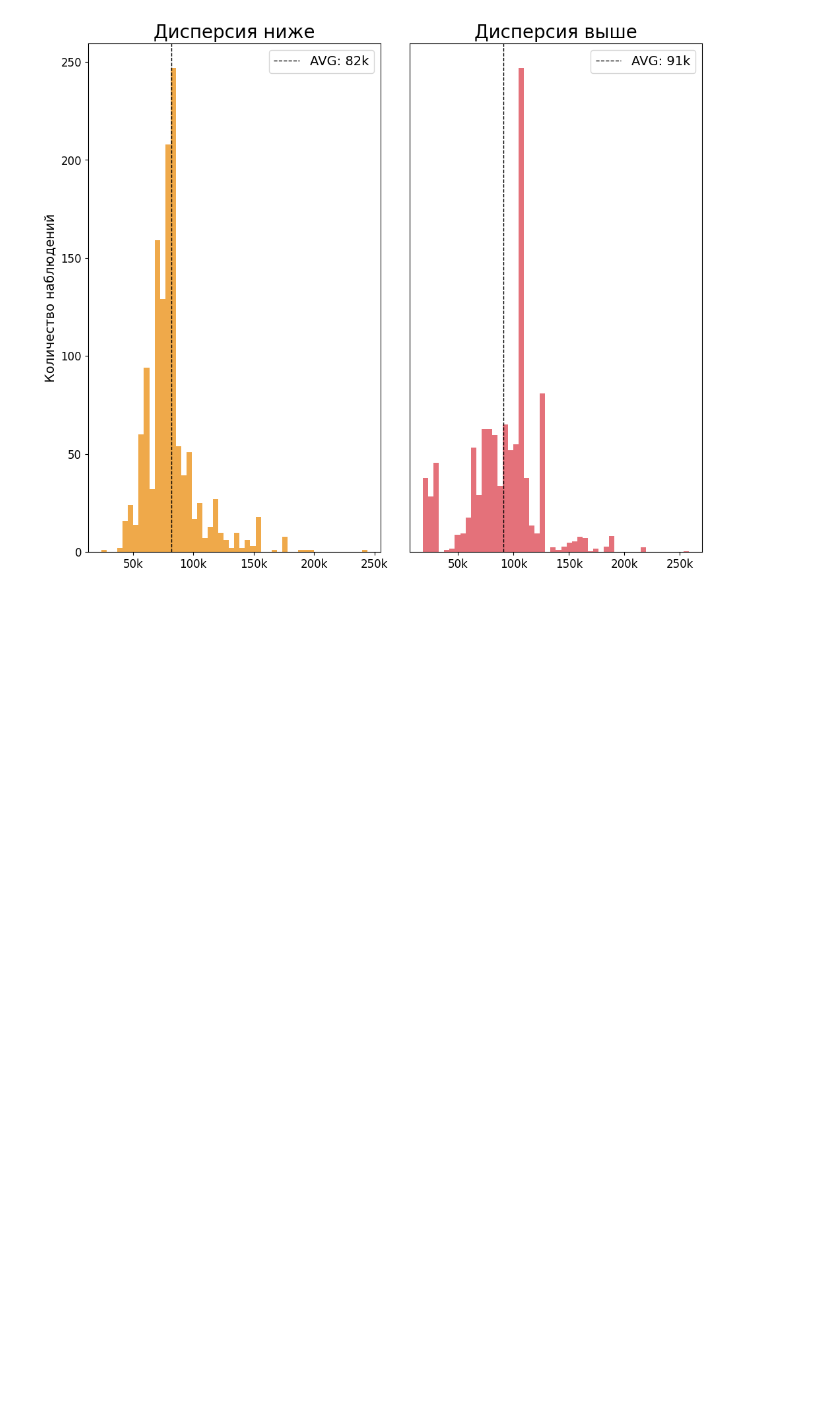
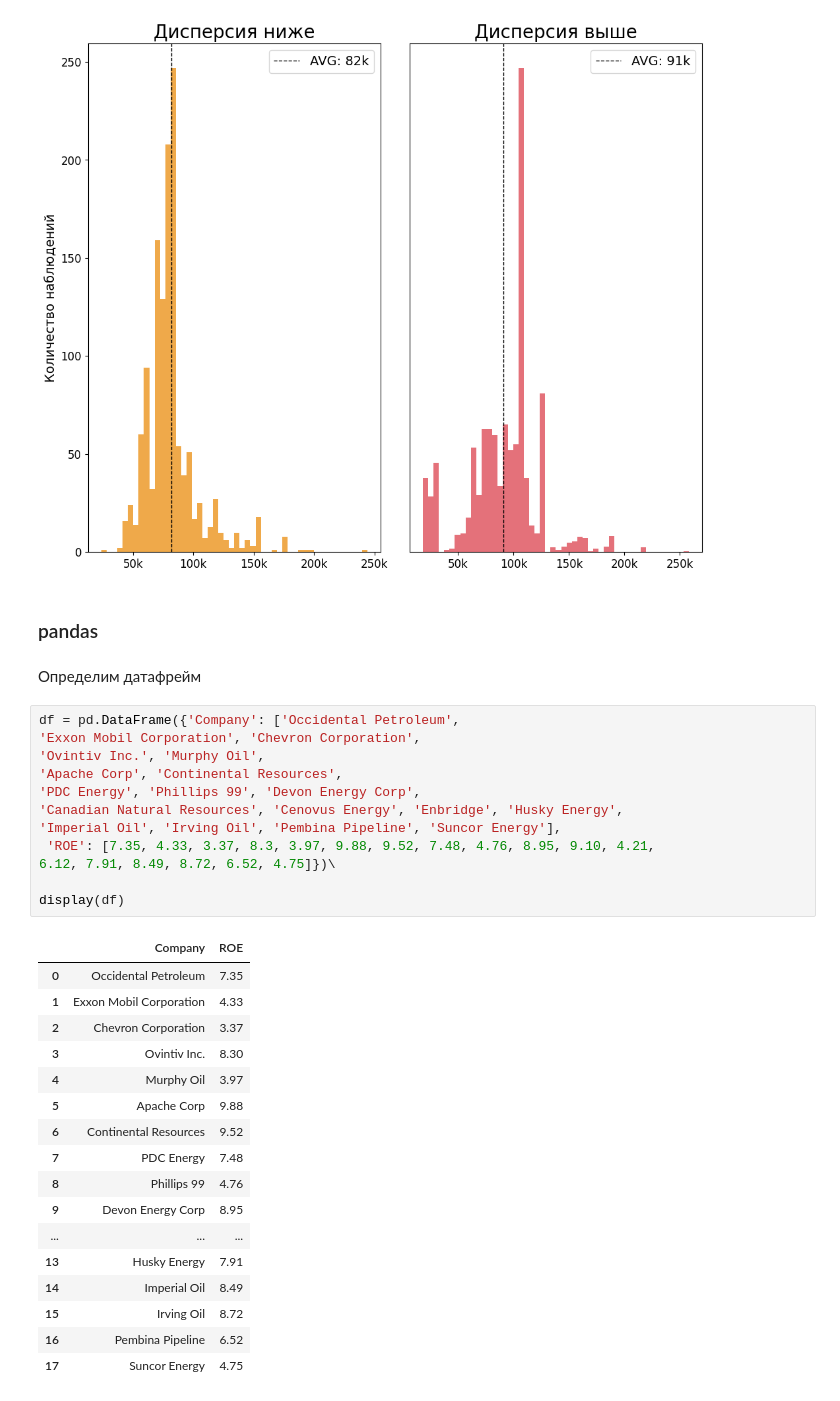
Before and after one commit to Korablinr54/Statistics, a Jupyter notebook: Основы статистики.ipynb, the cells around one changed output. Saved outputs shown, nothing was run; the diff lists cells and outputs as text; blank space fills up the shorter version.

```diff
--- a/Основы статистики.ipynb
+++ b/Основы статистики.ipynb
@@ -833,3 +833,37 @@ plt.subplots_adjust(wspace=0.1)
 plt.show()
 # %% [output]
 [figure]
+# %% [markdown]
+### pandas
+# %% [markdown]
+Определим датафрейм
+# %%
+df = pd.DataFrame({'Company': ['Occidental Petroleum',
+'Exxon Mobil Corporation', 'Chevron Corporation',
+'Ovintiv Inc.', 'Murphy Oil',
+'Apache Corp', 'Continental Resources',
+'PDC Energy', 'Phillips 99', 'Devon Energy Corp',
+'Canadian Natural Resources', 'Cenovus Energy', 'Enbridge', 'Husky Energy',
+'Imperial Oil', 'Irving Oil', 'Pembina Pipeline', 'Suncor Energy'],
+ 'ROE': [7.35, 4.33, 3.37, 8.3, 3.97, 9.88, 9.52, 7.48, 4.76, 8.95, 9.10, 4.21,
+6.12, 7.91, 8.49, 8.72, 6.52, 4.75]})\
+
+display(df)
+# %% [output]
+|  | Company | ROE |
+| 0 | Occidental Petroleum | 7.35 |
+| 1 | Exxon Mobil Corporation | 4.33 |
+| 2 | Chevron Corporation | 3.37 |
+| 3 | Ovintiv Inc. | 8.30 |
+| 4 | Murphy Oil | 3.97 |
+| 5 | Apache Corp | 9.88 |
+| 6 | Continental Resources | 9.52 |
+| 7 | PDC Energy | 7.48 |
+| 8 | Phillips 99 | 4.76 |
+| 9 | Devon Energy Corp | 8.95 |
+| ... | ... | ... |
+| 13 | Husky Energy | 7.91 |
+| 14 | Imperial Oil | 8.49 |
+| 15 | Irving Oil | 8.72 |
+| 16 | Pembina Pipeline | 6.52 |
+| 17 | Suncor Energy | 4.75 |
```
Also changed, not shown: parts of 8 cells of this notebook.
